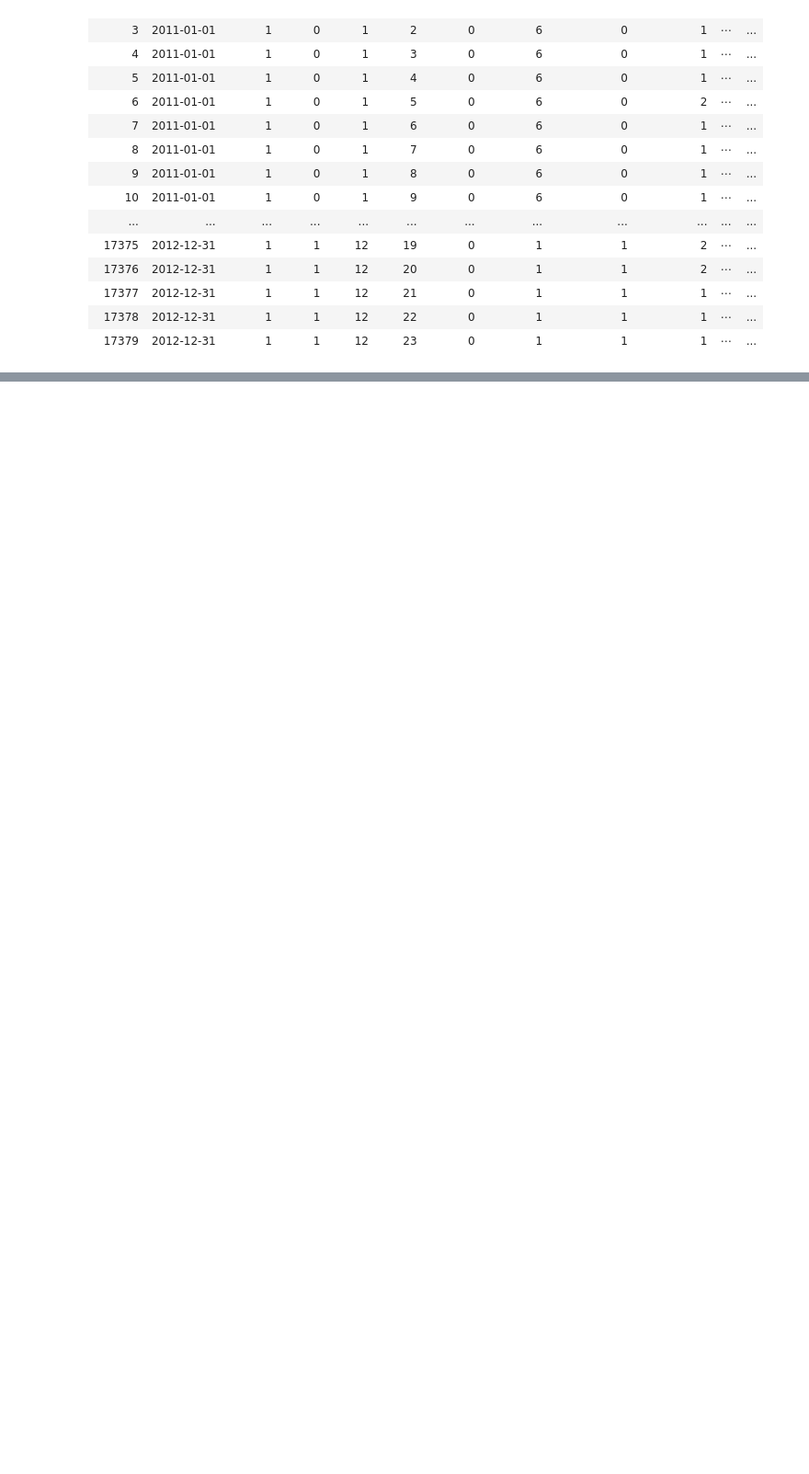
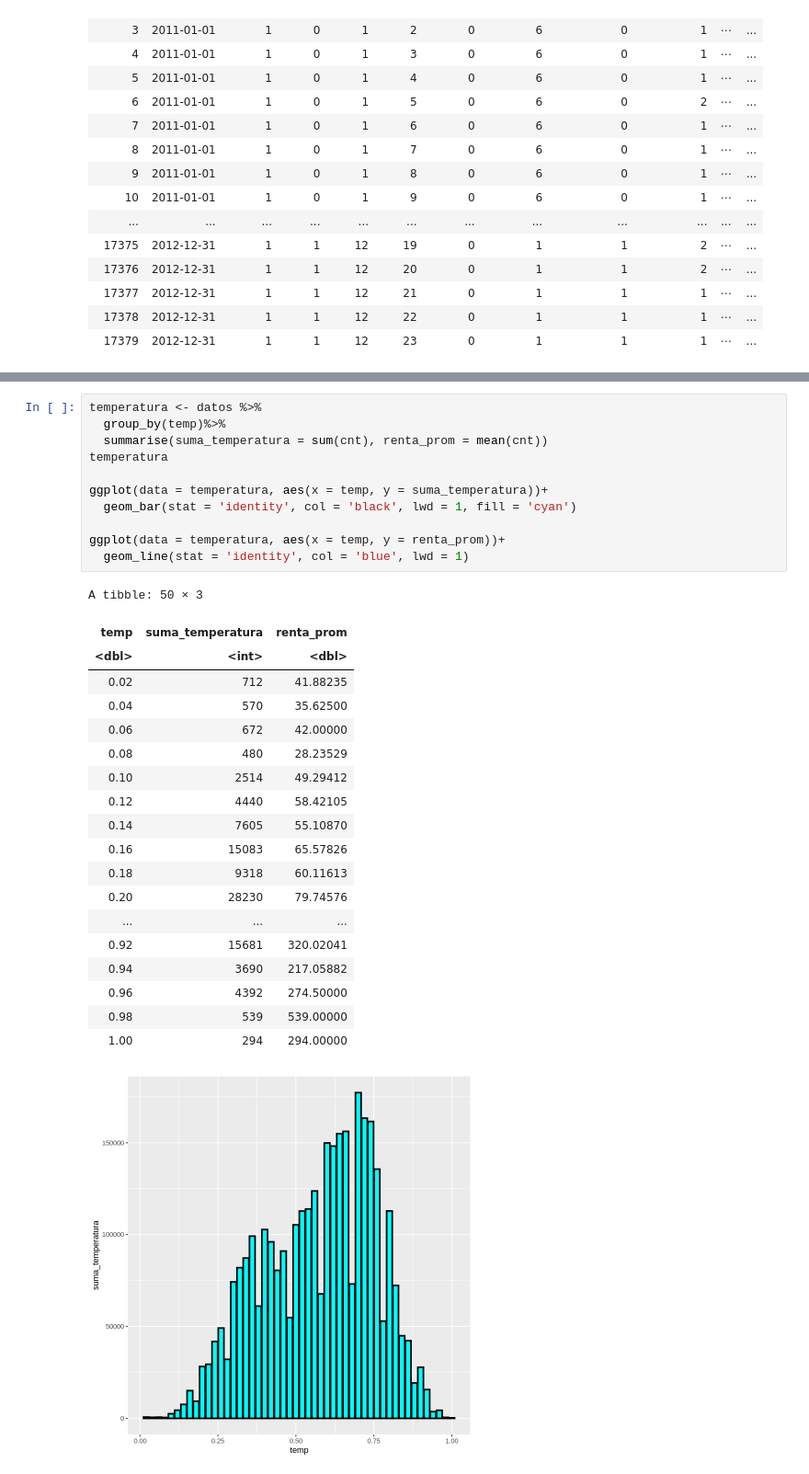
Before and after one commit to vmcarranzam/econometriaR, a Jupyter notebook: Lab2_Econometria_en_R.ipynb, the cells around one changed output, grey strips where cells are left out. Shown at 92% size. Cells and saved outputs as stored; diff of their text form; blank space fills up the shorter version.

```diff
--- a/Lab2_Econometria_en_R.ipynb
+++ b/Lab2_Econometria_en_R.ipynb
@@ -67,0 +126,32 @@ ggplot(datos, aes(x = mes, y = cnt, color = "red")) +
+# %%
+temperatura <- datos %>%
+  group_by(temp)%>%
+  summarise(suma_temperatura = sum(cnt), renta_prom = mean(cnt))
+temperatura
+
+ggplot(data = temperatura, aes(x = temp, y = suma_temperatura))+
+  geom_bar(stat = 'identity', col = 'black', lwd = 1, fill = 'cyan')
+
+ggplot(data = temperatura, aes(x = temp, y = renta_prom))+
+  geom_line(stat = 'identity', col = 'blue', lwd = 1)
+# %% [output]
+A tibble: 50 × 3
+| temp | suma_temperatura | renta_prom |
+| <dbl> | <int> | <dbl> |
+| 0.02 | 712 | 41.88235 |
+| 0.04 | 570 | 35.62500 |
+| 0.06 | 672 | 42.00000 |
+| 0.08 | 480 | 28.23529 |
+| 0.10 | 2514 | 49.29412 |
+| 0.12 | 4440 | 58.42105 |
+| 0.14 | 7605 | 55.10870 |
+| 0.16 | 15083 | 65.57826 |
+| 0.18 | 9318 | 60.11613 |
+| 0.20 | 28230 | 79.74576 |
+| ... | ... | ... |
+| 0.92 | 15681 | 320.02041 |
+| 0.94 | 3690 | 217.05882 |
+| 0.96 | 4392 | 274.50000 |
+| 0.98 | 539 | 539.00000 |
+| 1.00 | 294 | 294.00000 |
+[figure, added]
```
Also changed, not shown: parts of 42 cells of this notebook.
